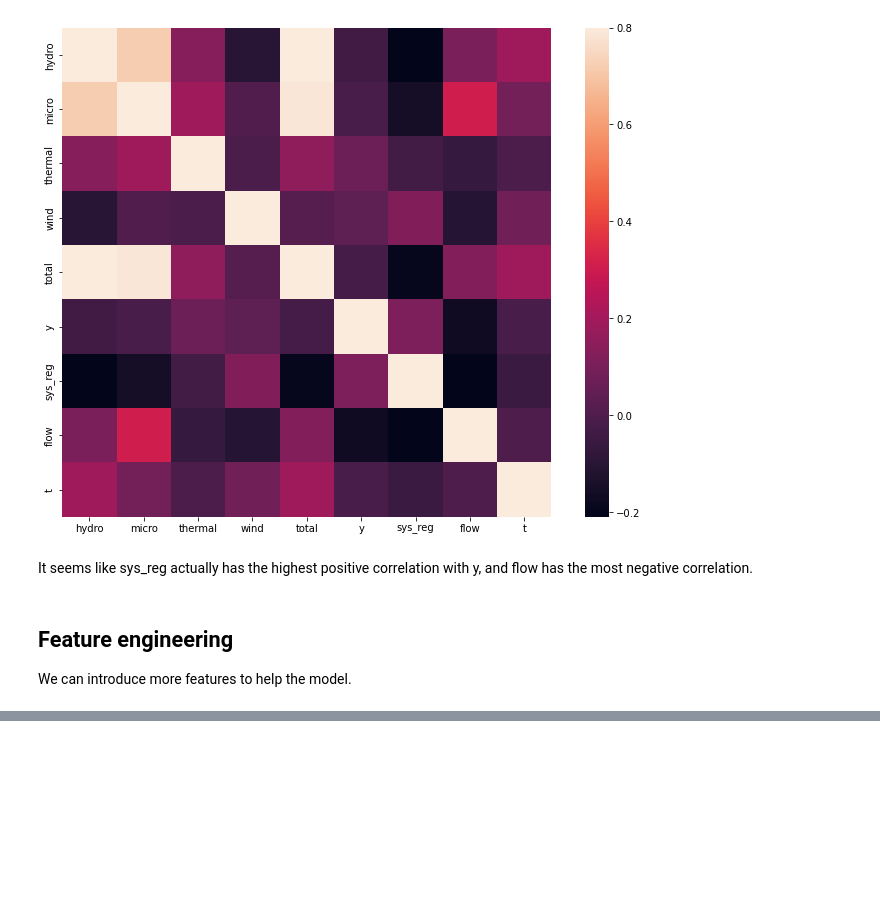
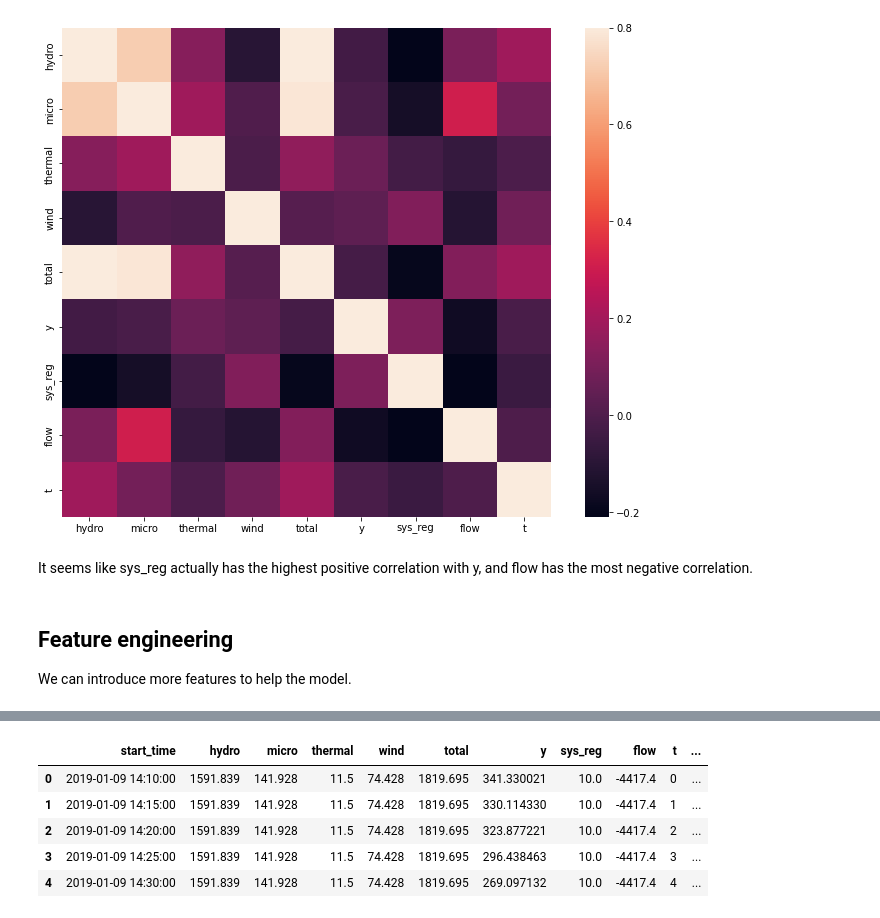
Before and after one commit to TechedLemur/IT3030, a Jupyter notebook: project3/eda.ipynb, the cells around one changed output, grey strips where cells are left out. Cells and saved outputs as stored; diff of their text form; code cells hidden in the pictures; blank space fills up the shorter version.

```diff
--- a/project3/eda.ipynb
+++ b/project3/eda.ipynb
@@ -266,0 +274,16 @@ We can introduce more features to help the model.
+# %%
+dt = df.start_time.apply(lambda x: datetime.strptime(x, '%Y-%m-%d %H:%M:%S') )
+df['time_of_day']= dt.apply(lambda x: x.hour)
+df['time_of_week']= dt.apply(lambda x: x.weekday())
+df['time_of_year']= dt.apply(lambda x: x.month % 12 // 3 + 1)
+# df['day']= dt.apply(lambda x: x.day)
+# df['month']= dt.apply(lambda x: x.month)
+# %%
+df.head()
+# %% [output]
+|  | start_time | hydro | micro | thermal | wind | total | y | sys_reg | flow | t | ... |
+| 0 | 2019-01-09 14:10:00 | 1591.839 | 141.928 | 11.5 | 74.428 | 1819.695 | 341.330021 | 10.0 | -4417.4 | 0 | ... |
+| 1 | 2019-01-09 14:15:00 | 1591.839 | 141.928 | 11.5 | 74.428 | 1819.695 | 330.114330 | 10.0 | -4417.4 | 1 | ... |
+| 2 | 2019-01-09 14:20:00 | 1591.839 | 141.928 | 11.5 | 74.428 | 1819.695 | 323.877221 | 10.0 | -4417.4 | 2 | ... |
+| 3 | 2019-01-09 14:25:00 | 1591.839 | 141.928 | 11.5 | 74.428 | 1819.695 | 296.438463 | 10.0 | -4417.4 | 3 | ... |
+| 4 | 2019-01-09 14:30:00 | 1591.839 | 141.928 | 11.5 | 74.428 | 1819.695 | 269.097132 | 10.0 | -4417.4 | 4 | ... |
```
Also changed, not shown: parts of 2 cells of this notebook.
